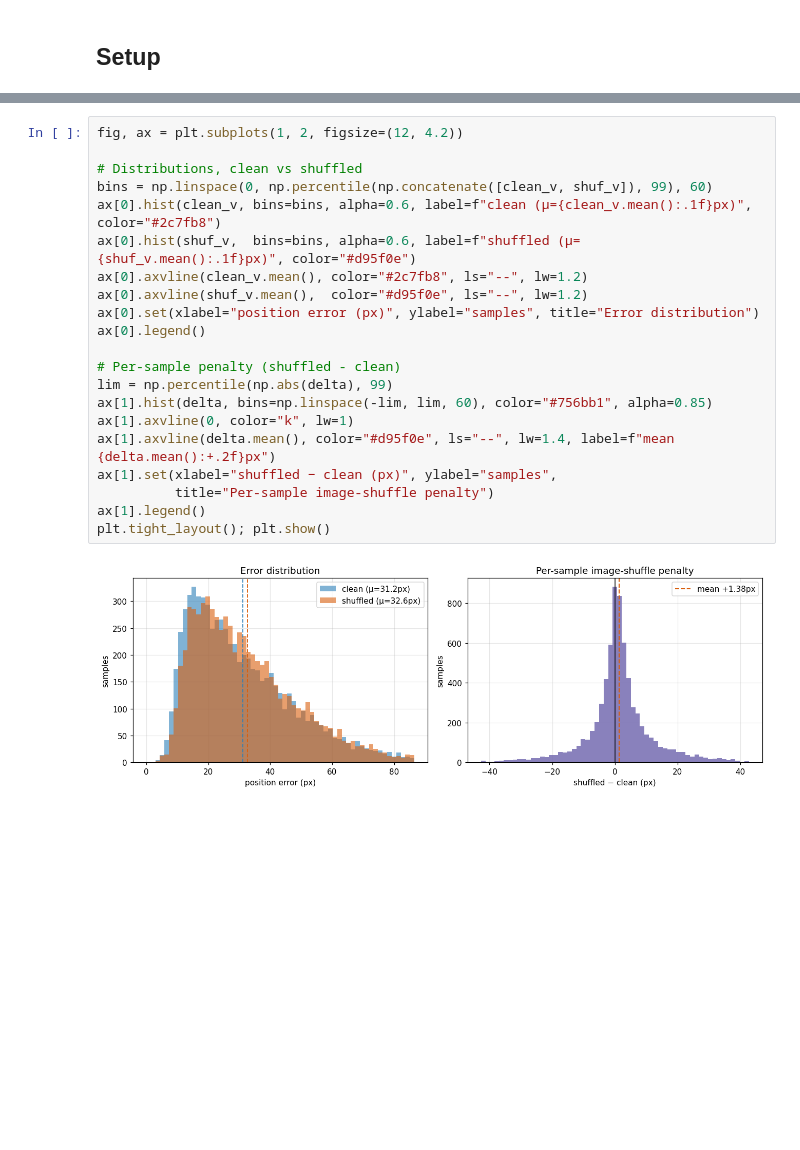
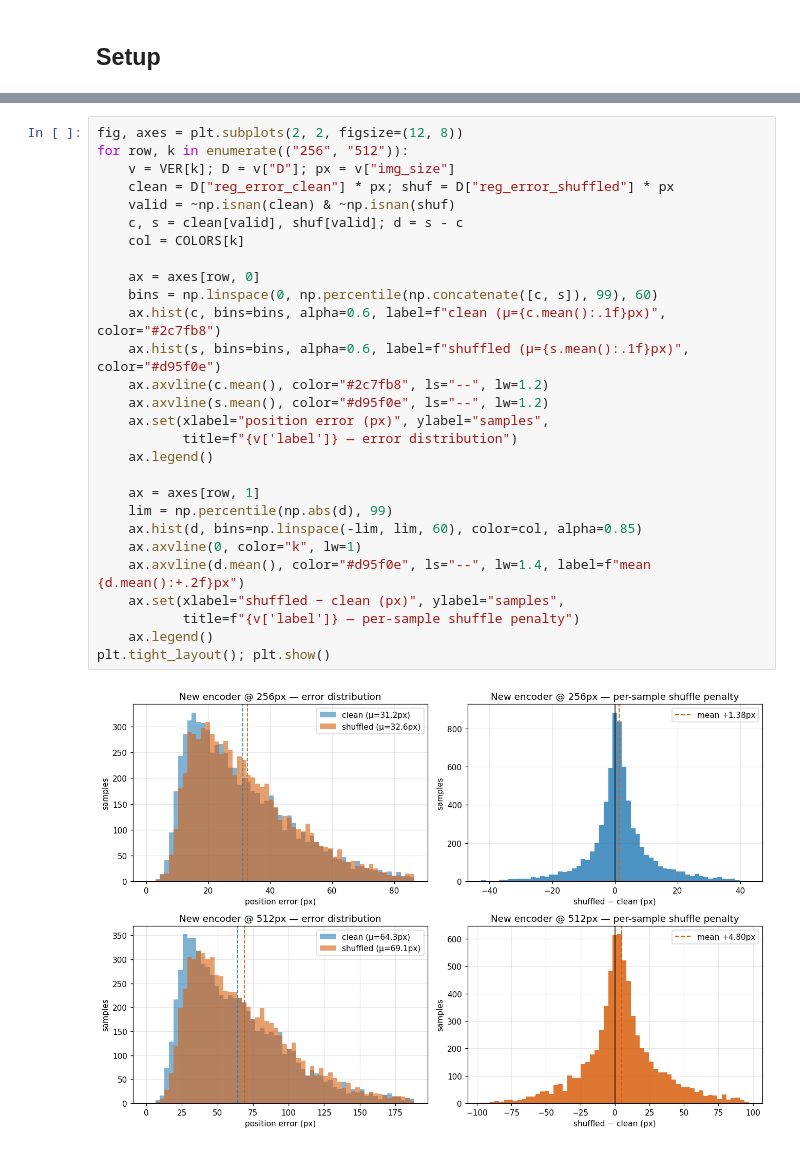
Before and after one commit to Leo00010011/From-Noisy-Eye-Tracking-To-Scanpath, a Jupyter notebook: src/notebooks/image_reliance_report.ipynb, the cells around one changed output, grey strips where cells are left out. Drawn from its saved outputs; the diff is of its cells as text; blank space fills up the shorter version.

Commit message:
adding new image reliance test

```diff
--- a/src/notebooks/image_reliance_report.ipynb
+++ b/src/notebooks/image_reliance_report.ipynb
@@ -111,24 +181,31 @@ Samples that got worse when shuffled: 58.1%
 # %%
-fig, ax = plt.subplots(1, 2, figsize=(12, 4.2))
+fig, axes = plt.subplots(2, 2, figsize=(12, 8))
+for row, k in enumerate(("256", "512")):
+    v = VER[k]; D = v["D"]; px = v["img_size"]
+    clean = D["reg_error_clean"] * px; shuf = D["reg_error_shuffled"] * px
+    valid = ~np.isnan(clean) & ~np.isnan(shuf)
+    c, s = clean[valid], shuf[valid]; d = s - c
+    col = COLORS[k]
 
-# Distributions, clean vs shuffled
-bins = np.linspace(0, np.percentile(np.concatenate([clean_v, shuf_v]), 99), 60)
-ax[0].hist(clean_v, bins=bins, alpha=0.6, label=f"clean (μ={clean_v.mean():.1f}px)", color="#2c7fb8")
-ax[0].hist(shuf_v,  bins=bins, alpha=0.6, label=f"shuffled (μ={shuf_v.mean():.1f}px)", color="#d95f0e")
-ax[0].axvline(clean_v.mean(), color="#2c7fb8", ls="--", lw=1.2)
-ax[0].axvline(shuf_v.mean(),  color="#d95f0e", ls="--", lw=1.2)
-ax[0].set(xlabel="position error (px)", ylabel="samples", title="Error distribution")
-ax[0].legend()
+    ax = axes[row, 0]
+    bins = np.linspace(0, np.percentile(np.concatenate([c, s]), 99), 60)
+    ax.hist(c, bins=bins, alpha=0.6, label=f"clean (μ={c.mean():.1f}px)", color="#2c7fb8")
+    ax.hist(s, bins=bins, alpha=0.6, label=f"shuffled (μ={s.mean():.1f}px)", color="#d95f0e")
+    ax.axvline(c.mean(), color="#2c7fb8", ls="--", lw=1.2)
+    ax.axvline(s.mean(), color="#d95f0e", ls="--", lw=1.2)
+    ax.set(xlabel="position error (px)", ylabel="samples",
+           title=f"{v['label']} — error distribution")
+    ax.legend()
 
-# Per-sample penalty (shuffled - clean)
-lim = np.percentile(np.abs(delta), 99)
-ax[1].hist(delta, bins=np.linspace(-lim, lim, 60), color="#756bb1", alpha=0.85)
-ax[1].axvline(0, color="k", lw=1)
-ax[1].axvline(delta.mean(), color="#d95f0e", ls="--", lw=1.4, label=f"mean {delta.mean():+.2f}px")
-ax[1].set(xlabel="shuffled − clean (px)", ylabel="samples",
-          title="Per-sample image-shuffle penalty")
-ax[1].legend()
+    ax = axes[row, 1]
+    lim = np.percentile(np.abs(d), 99)
+    ax.hist(d, bins=np.linspace(-lim, lim, 60), color=col, alpha=0.85)
+    ax.axvline(0, color="k", lw=1)
+    ax.axvline(d.mean(), color="#d95f0e", ls="--", lw=1.4, label=f"mean {d.mean():+.2f}px")
+    ax.set(xlabel="shuffled − clean (px)", ylabel="samples",
+           title=f"{v['label']} — per-sample shuffle penalty")
+    ax.legend()
 plt.tight_layout(); plt.show()
 # %% [output]
-[figure, old version]
+[figure, new version]
 # %% [markdown]
```
Also changed, not shown: parts of 24 cells of this notebook, 1 other file.
